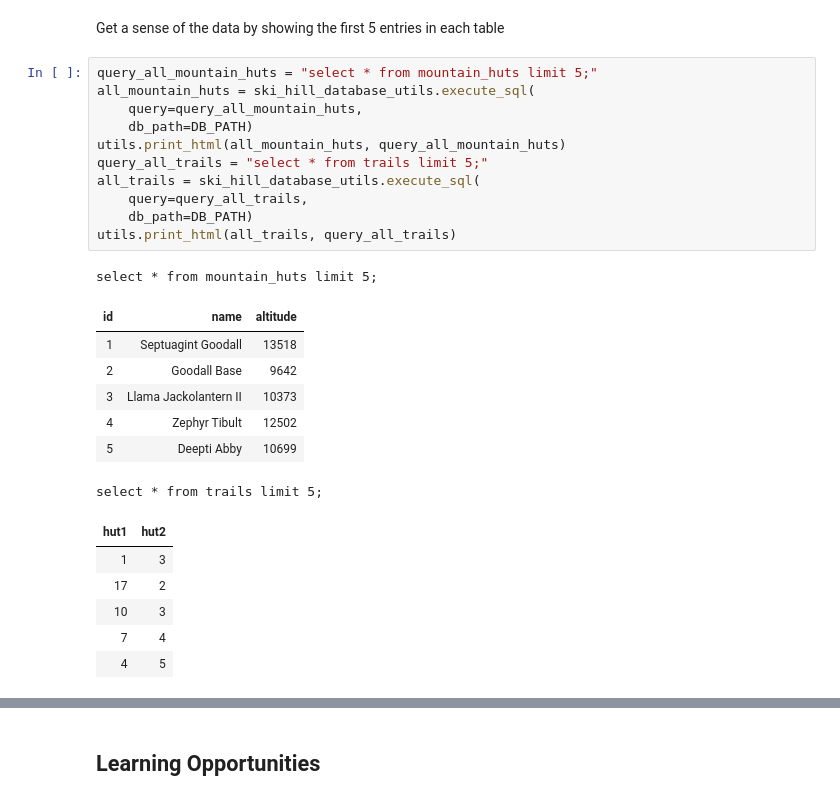
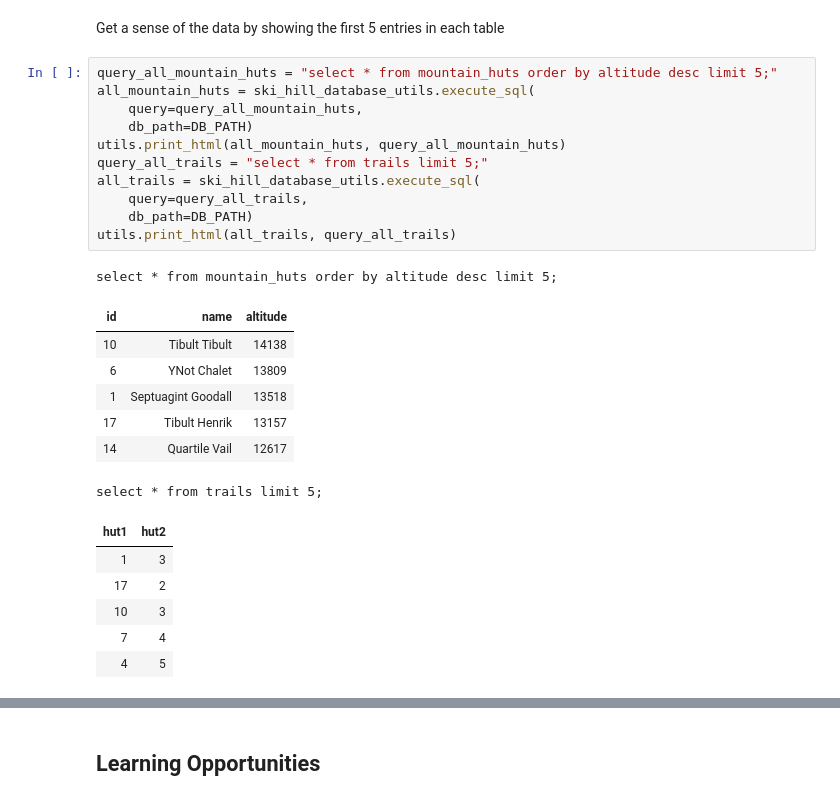
Before and after one commit to peterdobbs77/daily-coding, a Jupyter notebook: sql/try_ski_hill_db_sql.ipynb, the cells around one changed output, grey strips where cells are left out. Saved outputs shown, nothing was run; the diff lists cells and outputs as text.

```diff
--- a/sql/try_ski_hill_db_sql.ipynb
+++ b/sql/try_ski_hill_db_sql.ipynb
@@ -22,24 +22,24 @@ utils.print_html(schema_text, f"Table Schemas in {DB_PATH}")
 # %% [markdown]
 Get a sense of the data by showing the first 5 entries in each table
 # %%
-query_all_mountain_huts = "select * from mountain_huts limit 5;"
+query_all_mountain_huts = "select * from mountain_huts order by altitude desc limit 5;"
 all_mountain_huts = ski_hill_database_utils.execute_sql(
     query=query_all_mountain_huts,
     db_path=DB_PATH)
 utils.print_html(all_mountain_huts, query_all_mountain_huts)
 query_all_trails = "select * from trails limit 5;"
 all_trails = ski_hill_database_utils.execute_sql(
     query=query_all_trails,
     db_path=DB_PATH)
 utils.print_html(all_trails, query_all_trails)
 # %% [output]
-select * from mountain_huts limit 5;
+select * from mountain_huts order by altitude desc limit 5;
 | id | name | altitude |
+| 10 | Tibult Tibult | 14138 |
+| 6 | YNot Chalet | 13809 |
 | 1 | Septuagint Goodall | 13518 |
-| 2 | Goodall Base | 9642 |
-| 3 | Llama Jackolantern II | 10373 |
-| 4 | Zephyr Tibult | 12502 |
-| 5 | Deepti Abby | 10699 |
+| 17 | Tibult Henrik | 13157 |
+| 14 | Quartile Vail | 12617 |
 select * from trails limit 5;
 | hut1 | hut2 |
 | 1 | 3 |
```
Also changed, not shown: parts of 11 cells of this notebook, 1 other file.
